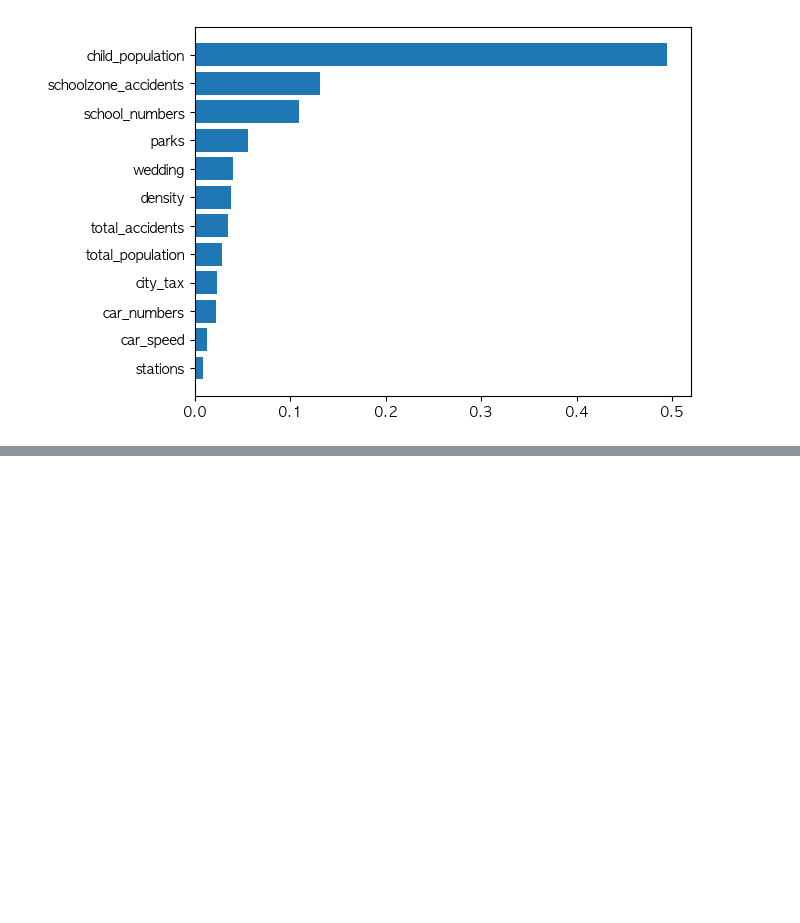
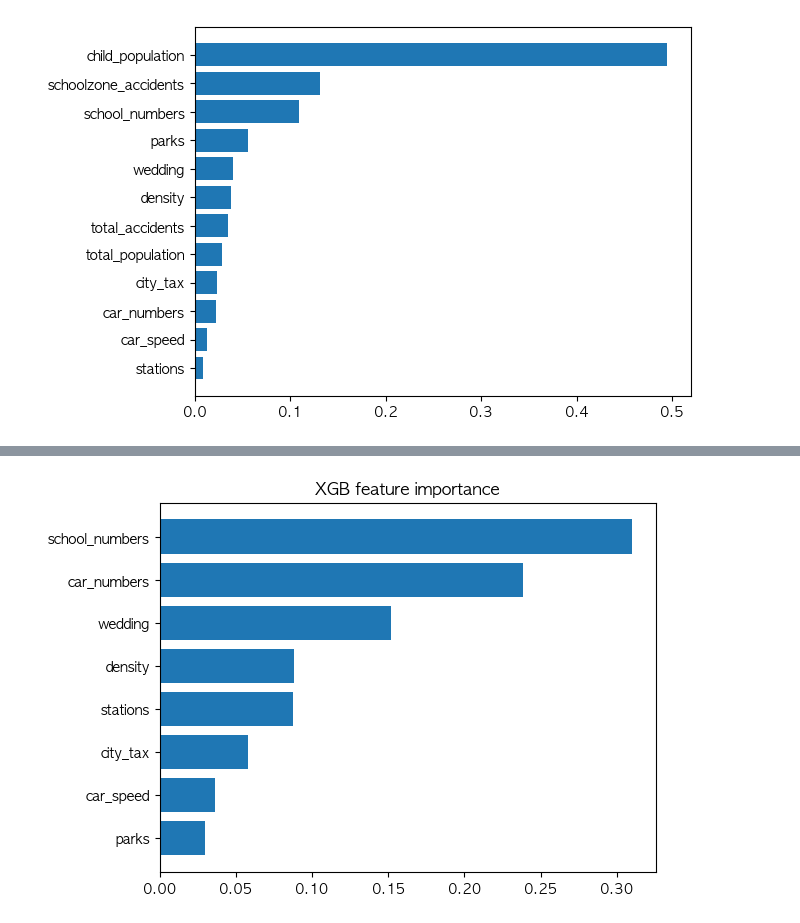
Before and after one commit to Nnnnuri/Analysis_Report, a Jupyter notebook: Project/report.ipynb, the cells around one changed output, grey strips where cells are left out. Drawn from its saved outputs; the diff is of its cells as text; code cells hidden in the pictures; blank space fills up the shorter version.

```diff
--- a/Project/report.ipynb
+++ b/Project/report.ipynb
@@ -187,0 +248,9 @@ plt.show()
+# %%
+xgboost_feature_importance2 = pd.DataFrame({'col':select_col2, 'xi' : xgboost2.feature_importances_})
+xgboost_feature_importance2 = xgboost_feature_importance2.sort_values(by='xi',ascending=True)
+
+plt.title('XGB feature importance')
+plt.barh(xgboost_feature_importance2.col, rf_feature_importance2.fi)
+plt.show()
+# %% [output]
+[figure, added]
```
Also changed, not shown: parts of 27 cells of this notebook.
